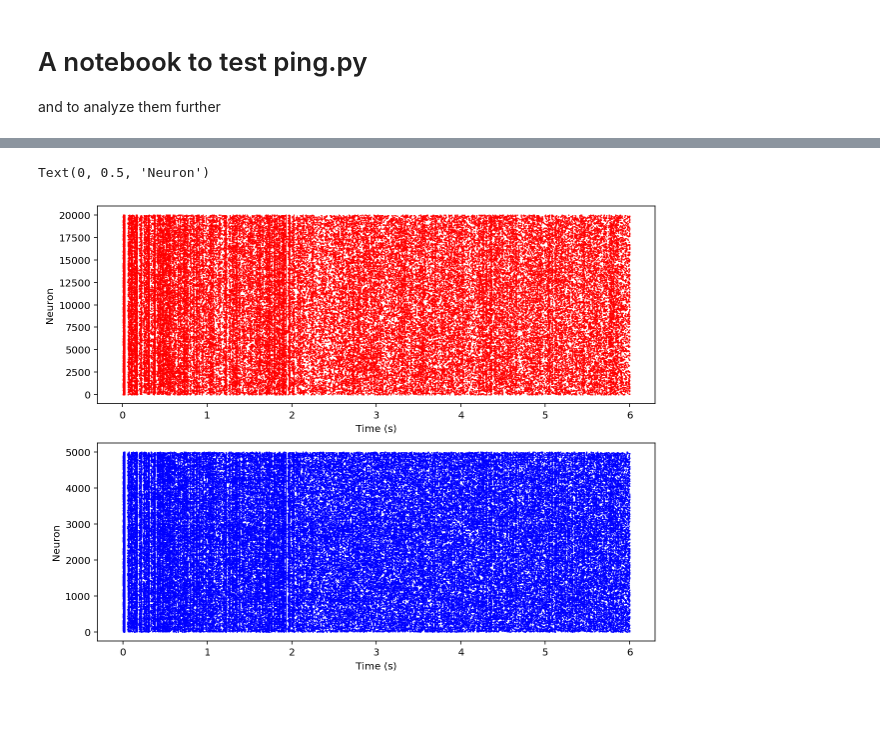
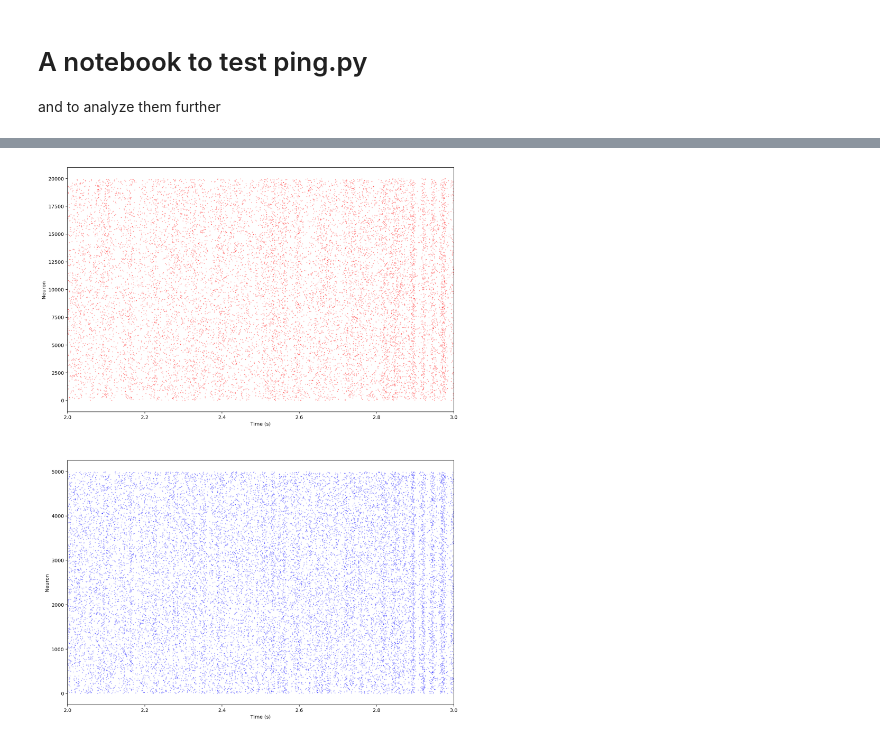
Before and after one commit to parenthetical-e/theagamma, a Jupyter notebook: notebooks/test-ping.ipynb, the cells around one changed output, grey strips where cells are left out. Cells and saved outputs as stored; diff of their text form; code cells hidden in the pictures; blank space fills up the shorter version.

```diff
--- a/notebooks/test-ping.ipynb
+++ b/notebooks/test-ping.ipynb
@@ -32,5 +27,5 @@ The autoreload extension is already loaded. To reload it, use:
 # %%
-file_name = "../data/test_ping.pkl"
+result_name = "../data/test_ping.pkl"
 # %%
 ping_coupling(
     num_pop=25000,
@@ -53,3 +46,3 @@ INFO       No numerical integration method specified for group 'neurongroup', us
 # %%
-result = load_result(file_name)
+result = load_result(result_name)
 # %%
@@ -191,12 +208,22 @@ axes[1].set_ylim(1, 40)
 # %%
-# plt.plot(spikemonIosc.t, spikemonIosc.i, ".", markersize=1, color="black")
-fig, axes = plt.subplots(2, 1, sharey=False, figsize=(10, 8))
-axes[0].plot(*result["spikes"]["E"], ".", markersize=1, color="red", label="E")
+fig, axes = plt.subplots(2, 1, sharey=False, figsize=(14, 20))
+
+axes[0].plot(*result["spikes"]["E"], ".", markersize=0.5, color="red", label="E")
 axes[0].set_xlabel("Time (s)")
 axes[0].set_ylabel("Neuron")
-axes[1].plot(*result["spikes"]["I"], ".", markersize=1, color="blue", label="I")
+axes[0].set_xlim(2, 3)
+axes[1].plot(*result["spikes"]["I"], ".", markersize=0.5, color="blue", label="I")
 axes[1].set_xlabel("Time (s)")
 axes[1].set_ylabel("Neuron")
+axes[1].set_xlim(2, 3)
+
+# Save
+ts, ns = result["spikes"]["E"]
+file_name = "../data/test_ping_oscspks.csv"
+dd = {}
+dd["ns"] = ns
+dd["ts"] = ts
+df = pd.DataFrame(dd)
+df.to_csv(file_name, index=False)
 # %% [output]
-Text(0, 0.5, 'Neuron')
-[figure, old version]
+[figure, new version]
```
Also changed, not shown: parts of 11 cells of this notebook, 2 other files.
